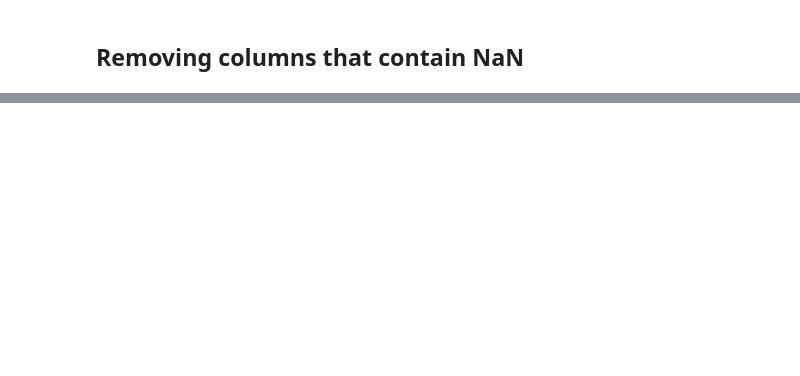
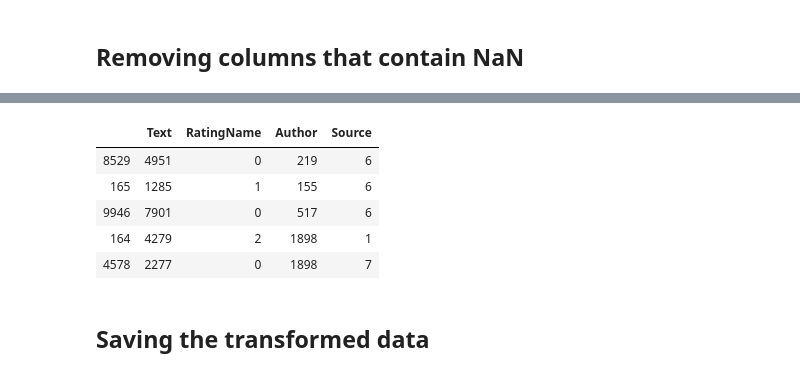
Before and after one commit to nilbahaaeddine/ClaimsClassification, a Jupyter notebook: src/Classification.ipynb, the cells around one changed output, grey strips where cells are left out. Saved outputs shown, nothing was run; the diff lists cells and outputs as text; code cells hidden in the pictures; blank space fills up the shorter version.

```diff
--- a/src/Classification.ipynb
+++ b/src/Classification.ipynb
@@ -355,0 +387,18 @@ plt.show()
+# %%
+classLabelEncoder = LabelEncoder()
+
+df1["Text"]=classLabelEncoder.fit_transform(df1["Text"])
+df1["RatingName"]=classLabelEncoder.fit_transform(df1["RatingName"])
+df1["Author"]=classLabelEncoder.fit_transform(df1["Author"])
+df1["Source"]=classLabelEncoder.fit_transform(df1["Source"])
+# %%
+display(df1.sample(5))
+# %% [output]
+|  | Text | RatingName | Author | Source |
+| 8529 | 4951 | 0 | 219 | 6 |
+| 165 | 1285 | 1 | 155 | 6 |
+| 9946 | 7901 | 0 | 517 | 6 |
+| 164 | 4279 | 2 | 1898 | 1 |
+| 4578 | 2277 | 0 | 1898 | 7 |
+# %% [markdown]
+## Saving the transformed data
```
Also changed, not shown: parts of 16 cells of this notebook, 1 other file.
